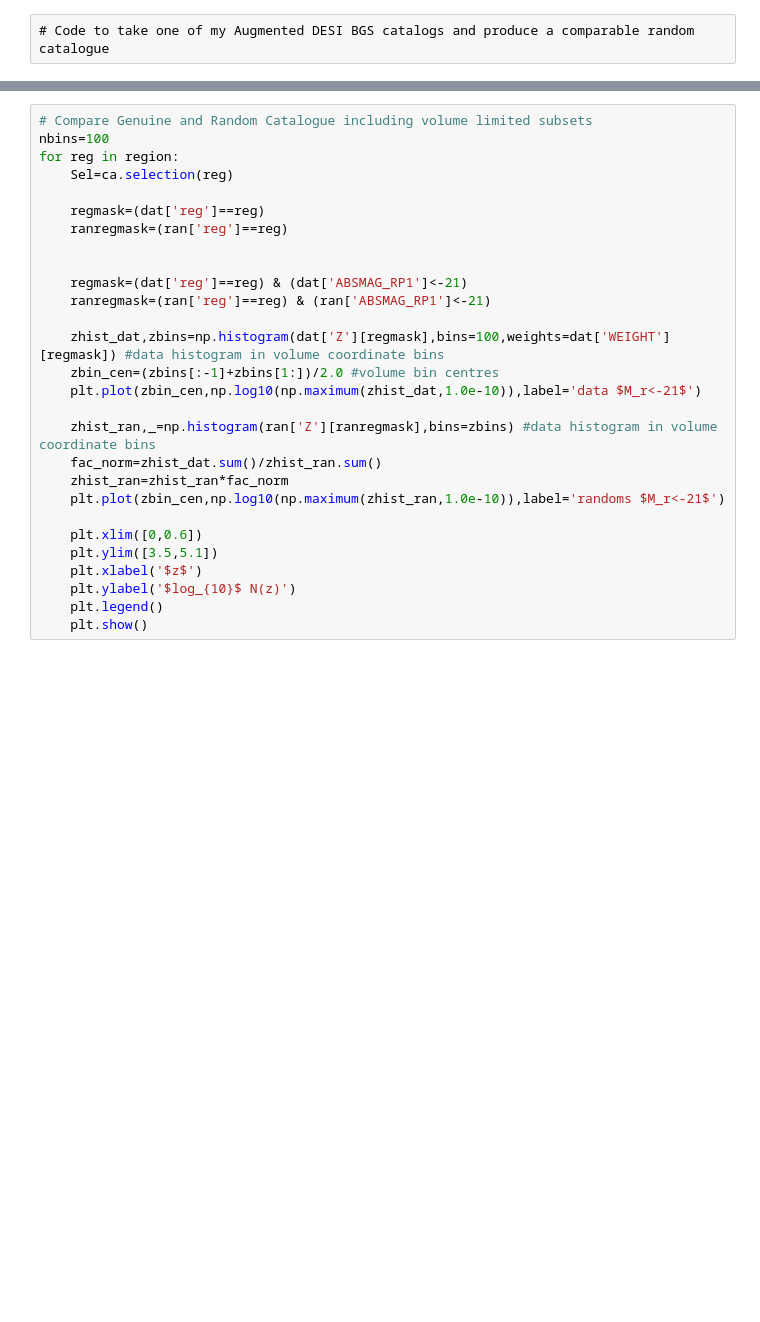
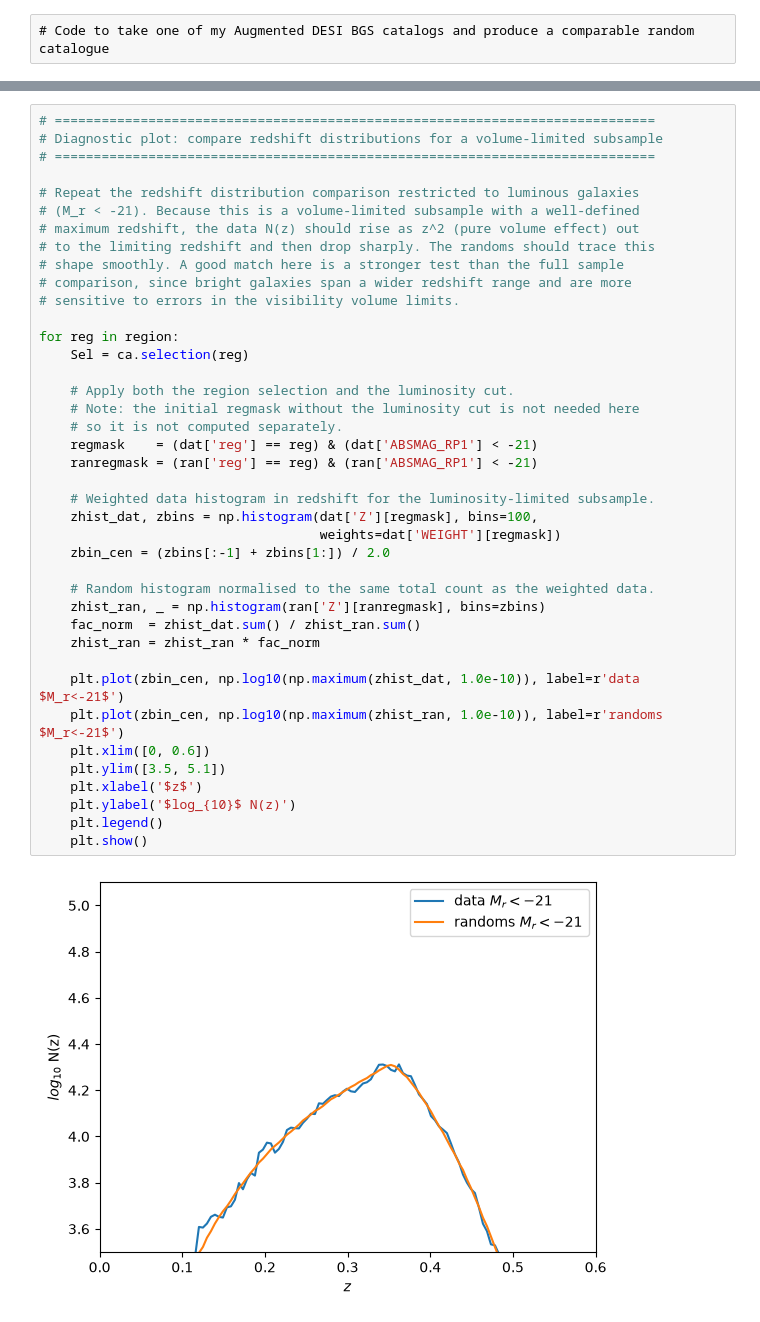
Before and after one commit to ShaunMCole/ShaunColeDESI, a Jupyter notebook: RandomCatalogue.ipynb, the cells around one changed output, grey strips where cells are left out. Cells and saved outputs as stored; diff of their text form; blank space fills up the shorter version.

```diff
--- a/RandomCatalogue.ipynb
+++ b/RandomCatalogue.ipynb
@@ -320,29 +775,43 @@ for reg in region:
 # %%
-# Compare Genuine and Random Catalogue including volume limited subsets
-nbins=100
+# =============================================================================
+# Diagnostic plot: compare redshift distributions for a volume-limited subsample
+# =============================================================================
+
+# Repeat the redshift distribution comparison restricted to luminous galaxies
+# (M_r < -21). Because this is a volume-limited subsample with a well-defined
+# maximum redshift, the data N(z) should rise as z^2 (pure volume effect) out
+# to the limiting redshift and then drop sharply. The randoms should trace this
+# shape smoothly. A good match here is a stronger test than the full sample
+# comparison, since bright galaxies span a wider redshift range and are more
+# sensitive to errors in the visibility volume limits.
+
 for reg in region:
-    Sel=ca.selection(reg)
+    Sel = ca.selection(reg)
 
-    regmask=(dat['reg']==reg)
-    ranregmask=(ran['reg']==reg)
+    # Apply both the region selection and the luminosity cut.
+    # Note: the initial regmask without the luminosity cut is not needed here
+    # so it is not computed separately.
+    regmask    = (dat['reg'] == reg) & (dat['ABSMAG_RP1'] < -21)
+    ranregmask = (ran['reg'] == reg) & (ran['ABSMAG_RP1'] < -21)
 
+    # Weighted data histogram in redshift for the luminosity-limited subsample.
+    zhist_dat, zbins = np.histogram(dat['Z'][regmask], bins=100,
+                                    weights=dat['WEIGHT'][regmask])
+    zbin_cen = (zbins[:-1] + zbins[1:]) / 2.0
 
-    regmask=(dat['reg']==reg) & (dat['ABSMAG_RP1']<-21)
-    ranregmask=(ran['reg']==reg) & (ran['ABSMAG_RP1']<-21)
+    # Random histogram normalised to the same total count as the weighted data.
+    zhist_ran, _ = np.histogram(ran['Z'][ranregmask], bins=zbins)
+    fac_norm  = zhist_dat.sum() / zhist_ran.sum()
+    zhist_ran = zhist_ran * fac_norm
 
-    zhist_dat,zbins=np.histogram(dat['Z'][regmask],bins=100,weights=dat['WEIGHT'][regmask]) #data histogram in volume coordinate bins
-    zbin_cen=(zbins[:-1]+zbins[1:])/2.0 #volume bin centres
-    plt.plot(zbin_cen,np.log10(np.maximum(zhist_dat,1.0e-10)),label='data $M_r<-21$')
-
-    zhist_ran,_=np.histogram(ran['Z'][ranregmask],bins=zbins) #data histogram in volume coordinate bins
-    fac_norm=zhist_dat.sum()/zhist_ran.sum()
-    zhist_ran=zhist_ran*fac_norm
-    plt.plot(zbin_cen,np.log10(np.maximum(zhist_ran,1.0e-10)),label='randoms $M_r<-21$')
-
-    plt.xlim([0,0.6])
-    plt.ylim([3.5,5.1])
+    plt.plot(zbin_cen, np.log10(np.maximum(zhist_dat, 1.0e-10)), label=r'data $M_r<-21$')
+    plt.plot(zbin_cen, np.log10(np.maximum(zhist_ran, 1.0e-10)), label=r'randoms $M_r<-21$')
+    plt.xlim([0, 0.6])
+    plt.ylim([3.5, 5.1])
     plt.xlabel('$z$')
     plt.ylabel('$log_{10}$ N(z)')
     plt.legend()
     plt.show()
+# %% [output]
+[figure, added]
 # %%
```
Also changed, not shown: parts of 20 cells of this notebook, 8 other files.
